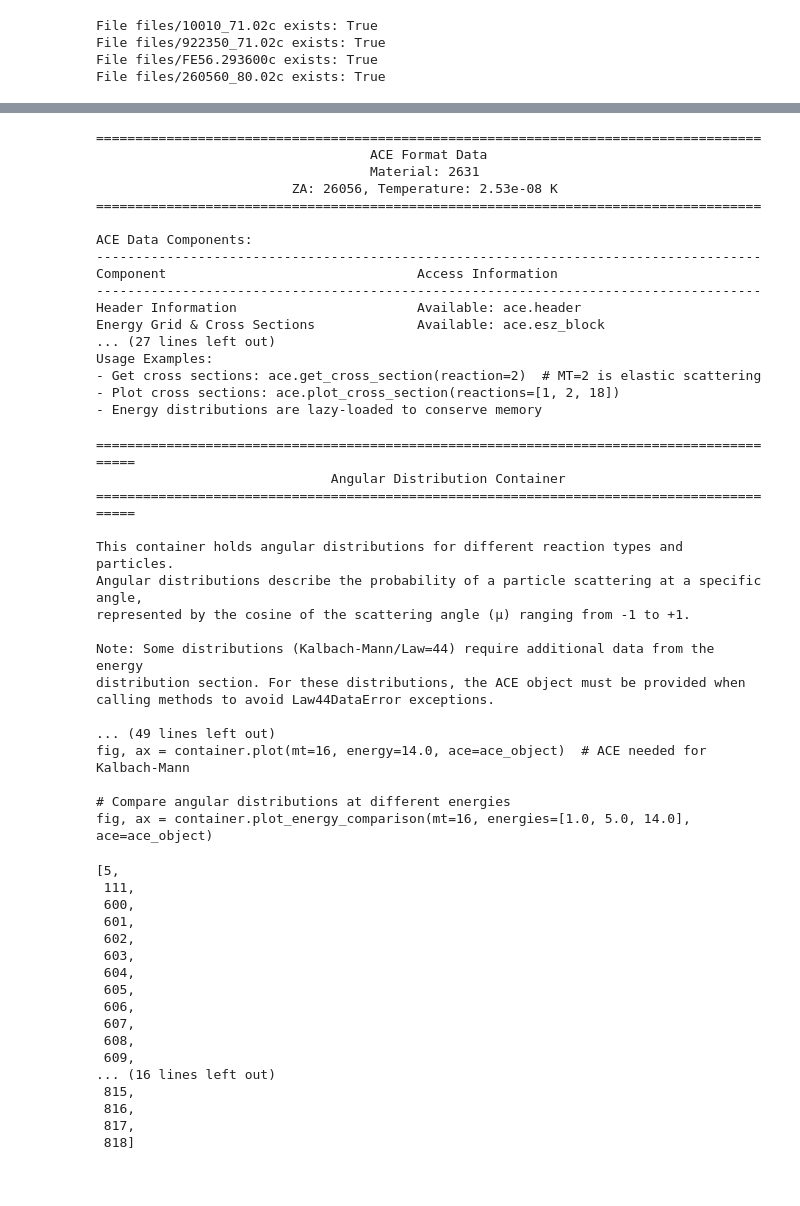
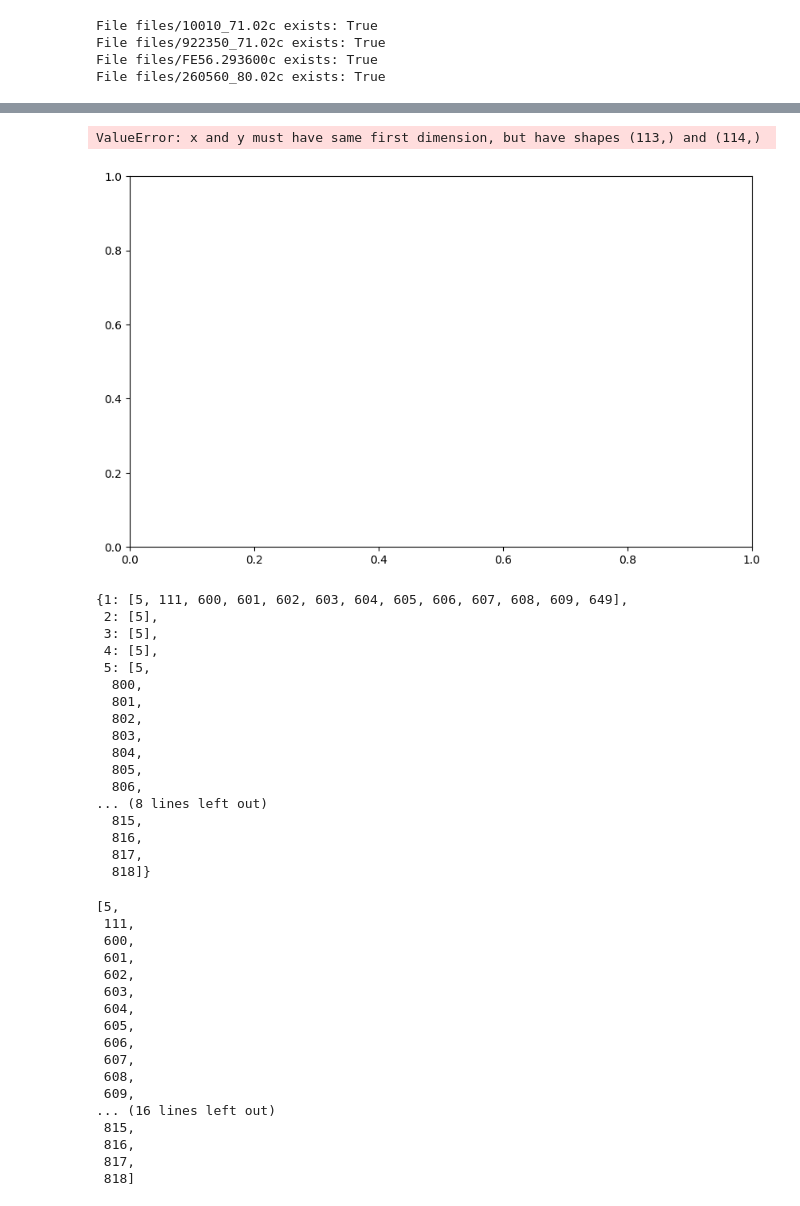
Before and after one commit to monleon96/kika, a Jupyter notebook: mcnpy/ace/test.ipynb, the cells around one changed output, grey strips where cells are left out. Cells and saved outputs as stored; diff of their text form; code cells hidden in the pictures.

```diff
--- a/mcnpy/ace/test.ipynb
+++ b/mcnpy/ace/test.ipynb
@@ -69,43 +70,28 @@ ace1.header.nxs_array[6]
+# %%
+ace1.cross_section.plot_reaction_xs(16)
+# %% [output]
+ValueError: x and y must have same first dimension, but have shapes (113,) and (114,)
+[figure, added]
 # %%
-ace1
+ace1.reaction_mt_data.get_particle_production_mt_dict()
 # %% [output]
-=====================================================================================
-                                   ACE Format Data
-                                   Material: 2631
-                         ZA: 26056, Temperature: 2.53e-08 K
-=====================================================================================
-
-ACE Data Components:
--------------------------------------------------------------------------------------
-Component                                Access Information
--------------------------------------------------------------------------------------
-Header Information                       Available: ace.header
-Energy Grid & Cross Sections             Available: ace.esz_block
-... (27 lines left out)
-Usage Examples:
-- Get cross sections: ace.get_cross_section(reaction=2)  # MT=2 is elastic scattering
-- Plot cross sections: ace.plot_cross_section(reactions=[1, 2, 18])
-- Energy distributions are lazy-loaded to conserve memory
+{1: [5, 111, 600, 601, 602, 603, 604, 605, 606, 607, 608, 609, 649],
+ 2: [5],
+ 3: [5],
+ 4: [5],
+ 5: [5,
+  800,
+  801,
+  802,
+  803,
+  804,
+  805,
+  806,
+... (8 lines left out)
+  815,
+  816,
+  817,
+  818]}
-# %%
-ace1.angular_distributions
-# %% [output]
-==========================================================================================
-                              Angular Distribution Container
-==========================================================================================
-
-This container holds angular distributions for different reaction types and particles.
-Angular distributions describe the probability of a particle scattering at a specific angle,
-represented by the cosine of the scattering angle (μ) ranging from -1 to +1.
-
-Note: Some distributions (Kalbach-Mann/Law=44) require additional data from the energy
-distribution section. For these distributions, the ACE object must be provided when
-calling methods to avoid Law44DataError exceptions.
-
-... (49 lines left out)
-fig, ax = container.plot(mt=16, energy=14.0, ace=ace_object)  # ACE needed for Kalbach-Mann
-
-# Compare angular distributions at different energies
-fig, ax = container.plot_energy_comparison(mt=16, energies=[1.0, 5.0, 14.0], ace=ace_object)
 # %%
 ace1.particle_production_xs.get_available_mts()
 # %% [output]
```
Also changed, not shown: parts of 17 cells of this notebook, 57 other files.
